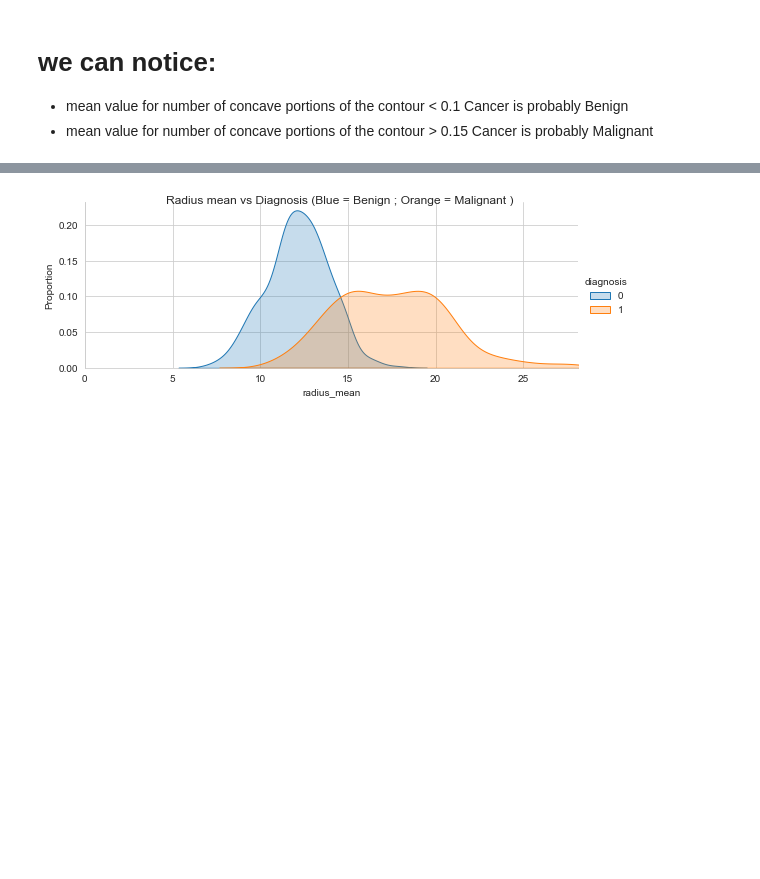
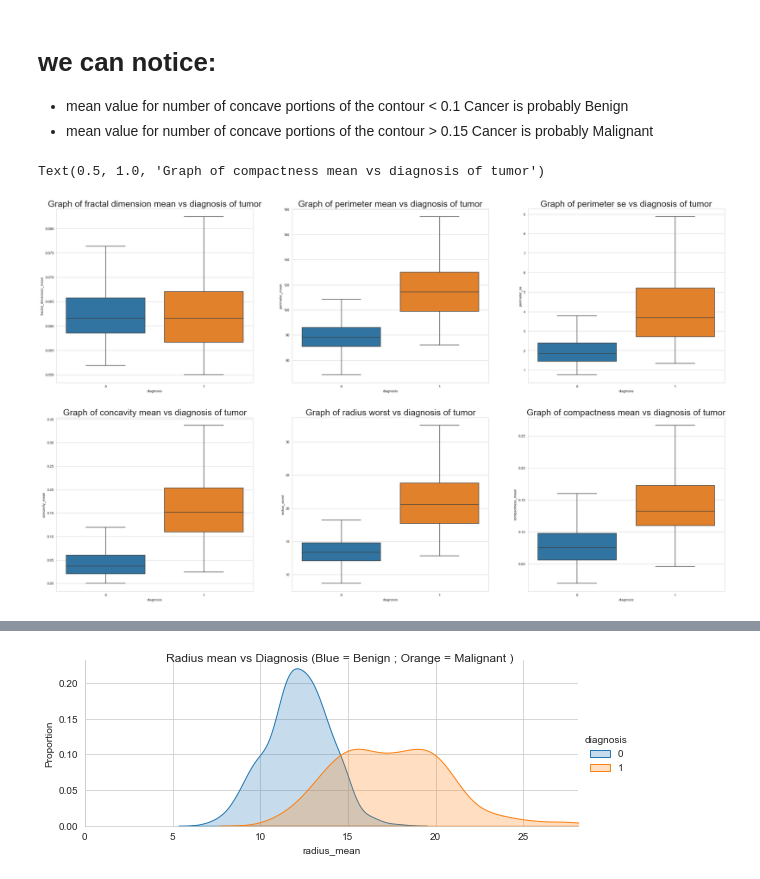
Before and after one commit to IbriRima/AI_GoMyCode, a Jupyter notebook: Final_P.ipynb, the cells around one changed output, grey strips where cells are left out. Saved outputs shown, nothing was run; the diff lists cells and outputs as text; code cells hidden in the pictures; blank space fills up the shorter version.

```diff
--- a/Final_P.ipynb
+++ b/Final_P.ipynb
@@ -192,3 +198,25 @@ plt.show()
 # we can notice:
  * mean value for number of concave portions of the contour < 0.1 Cancer is probably Benign
  * mean value for number of concave portions of the contour > 0.15 Cancer is probably Malignant
+# %%
+f, axes = plt.subplots(2,3, figsize=(34,20))
+plot = sns.boxplot(x="diagnosis", y="fractal_dimension_mean", data=df, showfliers=False,ax=axes[0][0])
+axes[0][0].set_title("Graph of fractal dimension mean vs diagnosis of tumor", fontsize = 25)
+
+plot = sns.boxplot(x="diagnosis", y="perimeter_mean", data=df, showfliers=False,ax=axes[0][1])
+axes[0][1].set_title("Graph of perimeter mean vs diagnosis of tumor", fontsize = 25)
+
+plot = sns.boxplot(x="diagnosis", y="perimeter_se", data=df, showfliers=False,ax=axes[0][2])
+axes[0][2].set_title("Graph of perimeter se vs diagnosis of tumor", fontsize = 25)
+
+plot = sns.boxplot(x="diagnosis", y="concavity_mean", data=df, showfliers=False,ax=axes[1][0])
+axes[1][0].set_title("Graph of concavity mean vs diagnosis of tumor", fontsize = 25)
+
+plot = sns.boxplot(x="diagnosis", y="radius_worst", data=df, showfliers=False,ax=axes[1][1])
+axes[1][1].set_title("Graph of radius worst vs diagnosis of tumor", fontsize = 25)
+
+plot = sns.boxplot(x="diagnosis", y="compactness_mean", data=df, showfliers=False,ax=axes[1][2])
+axes[1][2].set_title("Graph of compactness mean vs diagnosis of tumor", fontsize = 25)
+# %% [output]
+Text(0.5, 1.0, 'Graph of compactness mean vs diagnosis of tumor')
+[figure, added]
```
Also changed, not shown: parts of 27 cells of this notebook.
